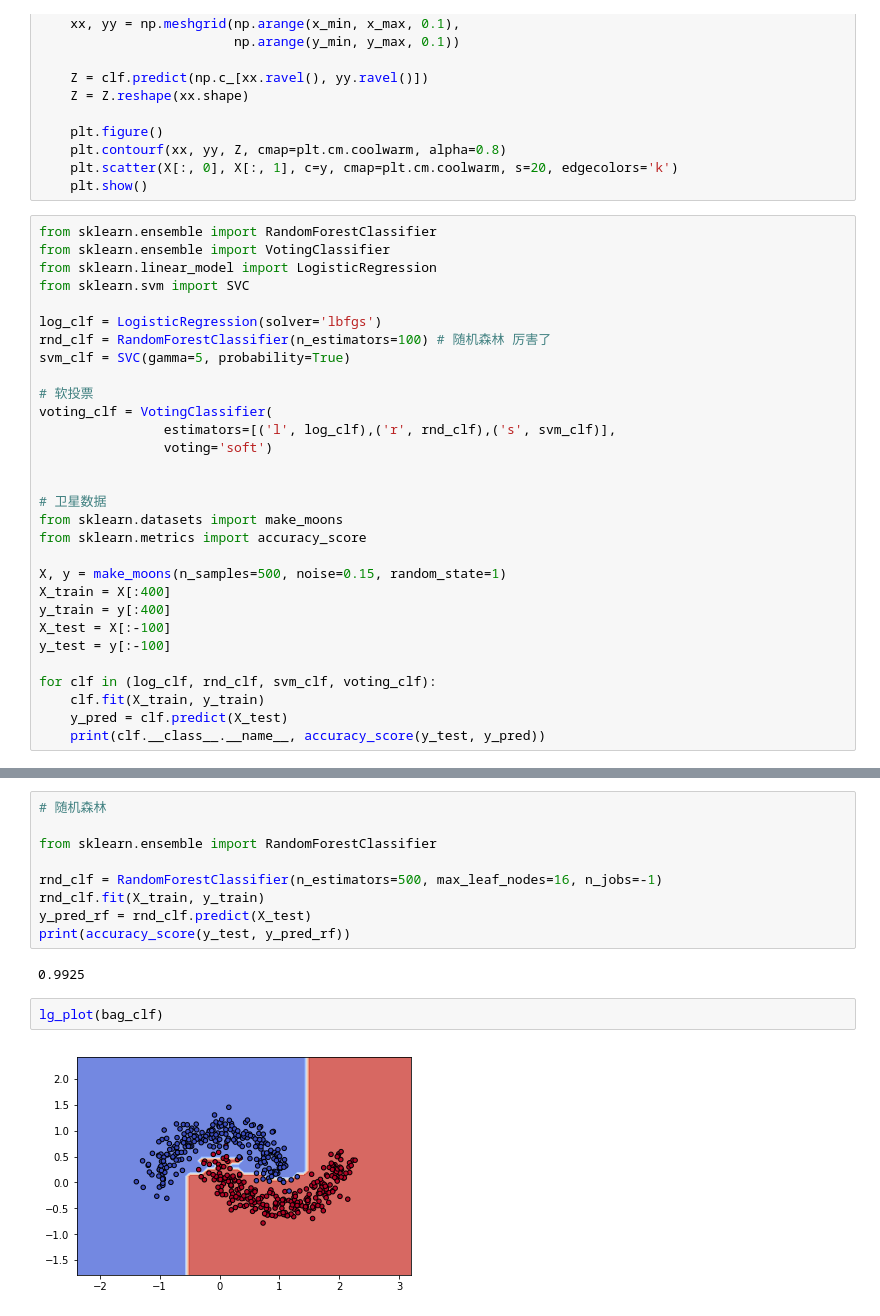
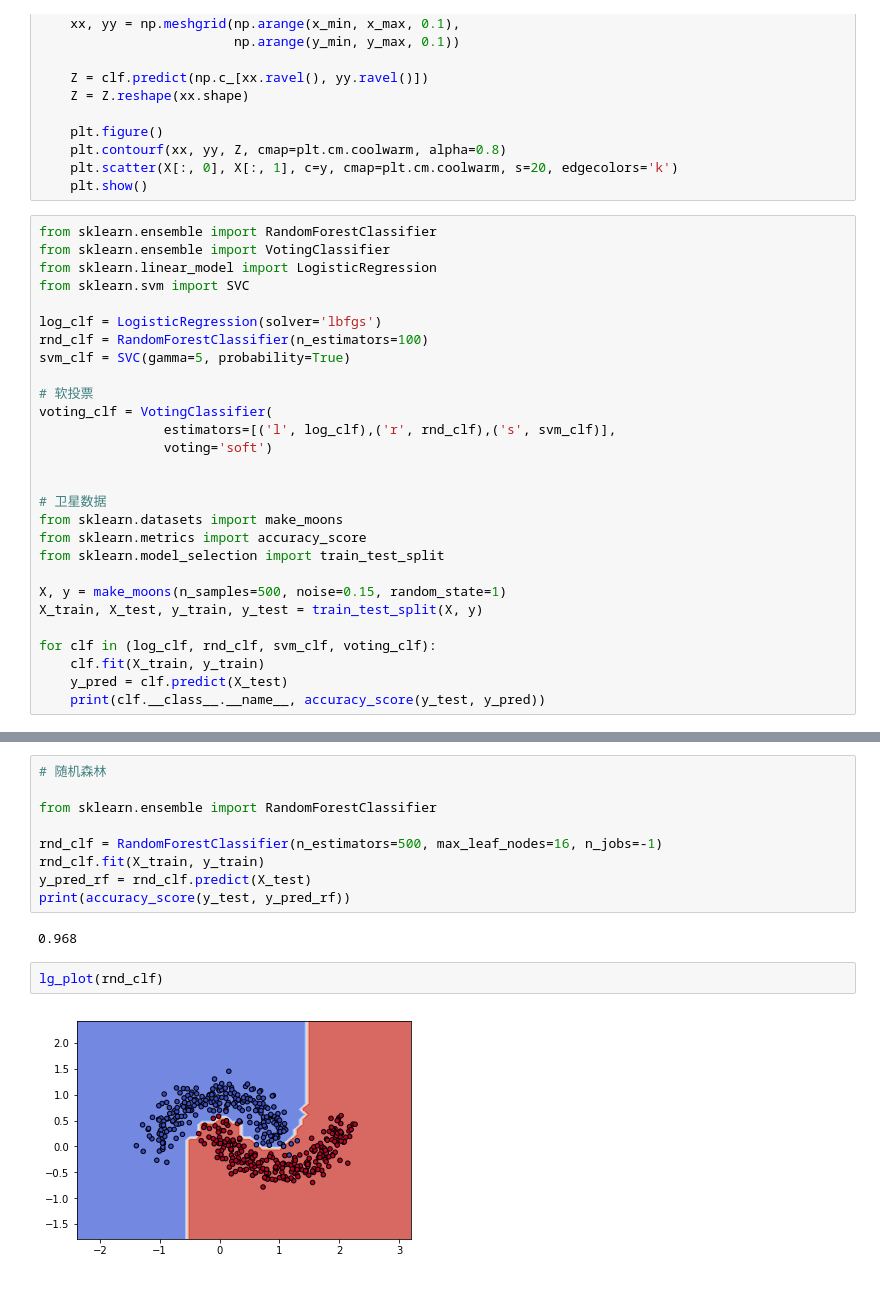
Before and after one commit to ligang945/hands_on_machine_learning_with_scikit_learn_and_tensorflow, a Jupyter notebook: ch7 ensemble.ipynb, the cells around one changed output, grey strips where cells are left out. Drawn from its saved outputs; the diff is of its cells as text.

```diff
--- a/ch7 ensemble.ipynb
+++ b/ch7 ensemble.ipynb
@@ -21,7 +21,7 @@ from sklearn.linear_model import LogisticRegression
 from sklearn.svm import SVC
 
 log_clf = LogisticRegression(solver='lbfgs')
-rnd_clf = RandomForestClassifier(n_estimators=100) # 随机森林 厉害了
+rnd_clf = RandomForestClassifier(n_estimators=100)
 svm_clf = SVC(gamma=5, probability=True)
 
 # 软投票
@@ -33,12 +33,10 @@ voting_clf = VotingClassifier(
 # 卫星数据
 from sklearn.datasets import make_moons
 from sklearn.metrics import accuracy_score
+from sklearn.model_selection import train_test_split
 
 X, y = make_moons(n_samples=500, noise=0.15, random_state=1)
-X_train = X[:400]
-y_train = y[:400]
-X_test = X[:-100]
-y_test = y[:-100]
+X_train, X_test, y_train, y_test = train_test_split(X, y)
 
 for clf in (log_clf, rnd_clf, svm_clf, voting_clf):
     clf.fit(X_train, y_train)
@@ -82,11 +80,11 @@ rnd_clf.fit(X_train, y_train)
 y_pred_rf = rnd_clf.predict(X_test)
 print(accuracy_score(y_test, y_pred_rf))
 # %% [output]
-0.9925
+0.968
 # %%
-lg_plot(bag_clf)
+lg_plot(rnd_clf)
 # %% [output]
-[figure, old version]
+[figure, new version]
 # %%
 #极端随机树
 
```
Also changed, not shown: parts of 9 cells of this notebook, 2 other files.
